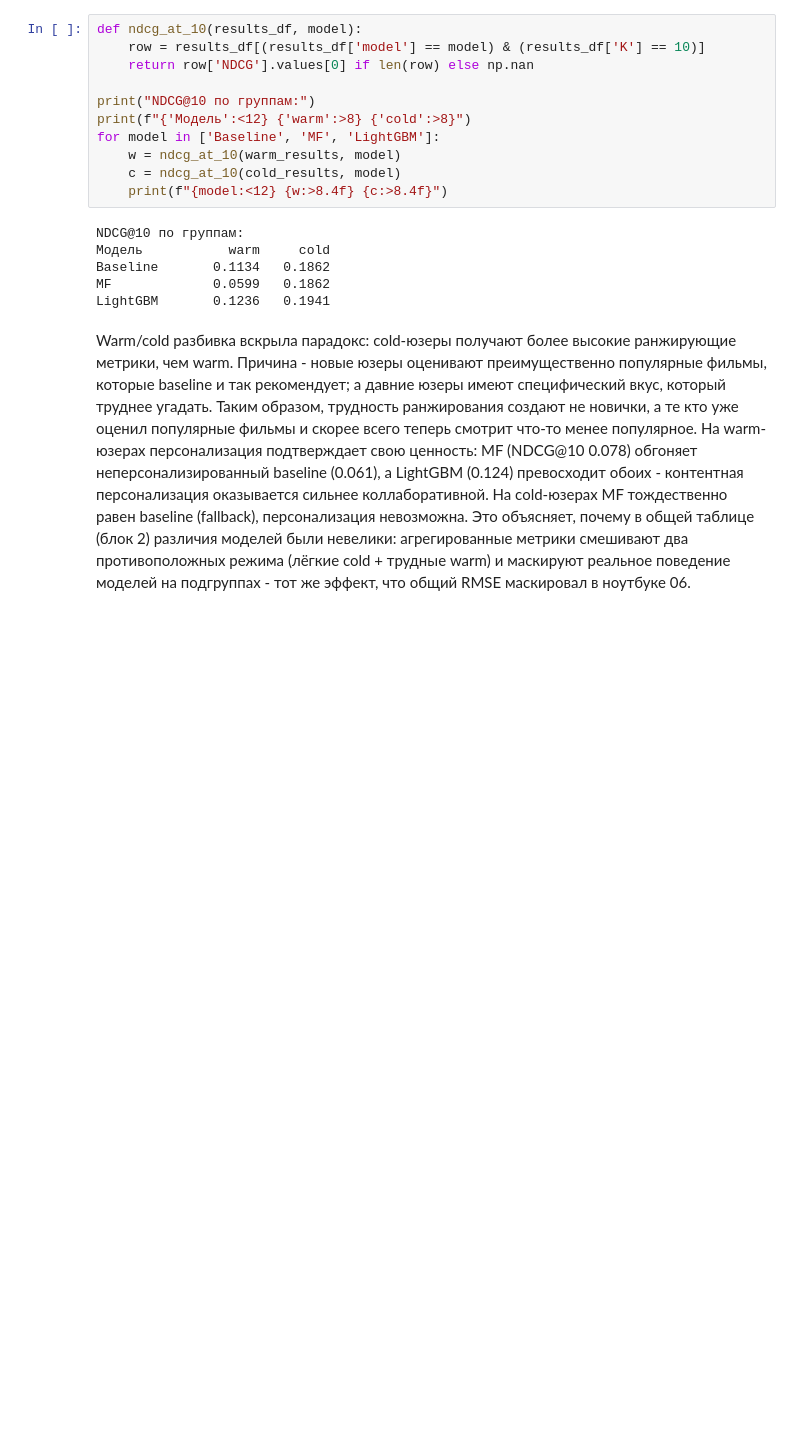
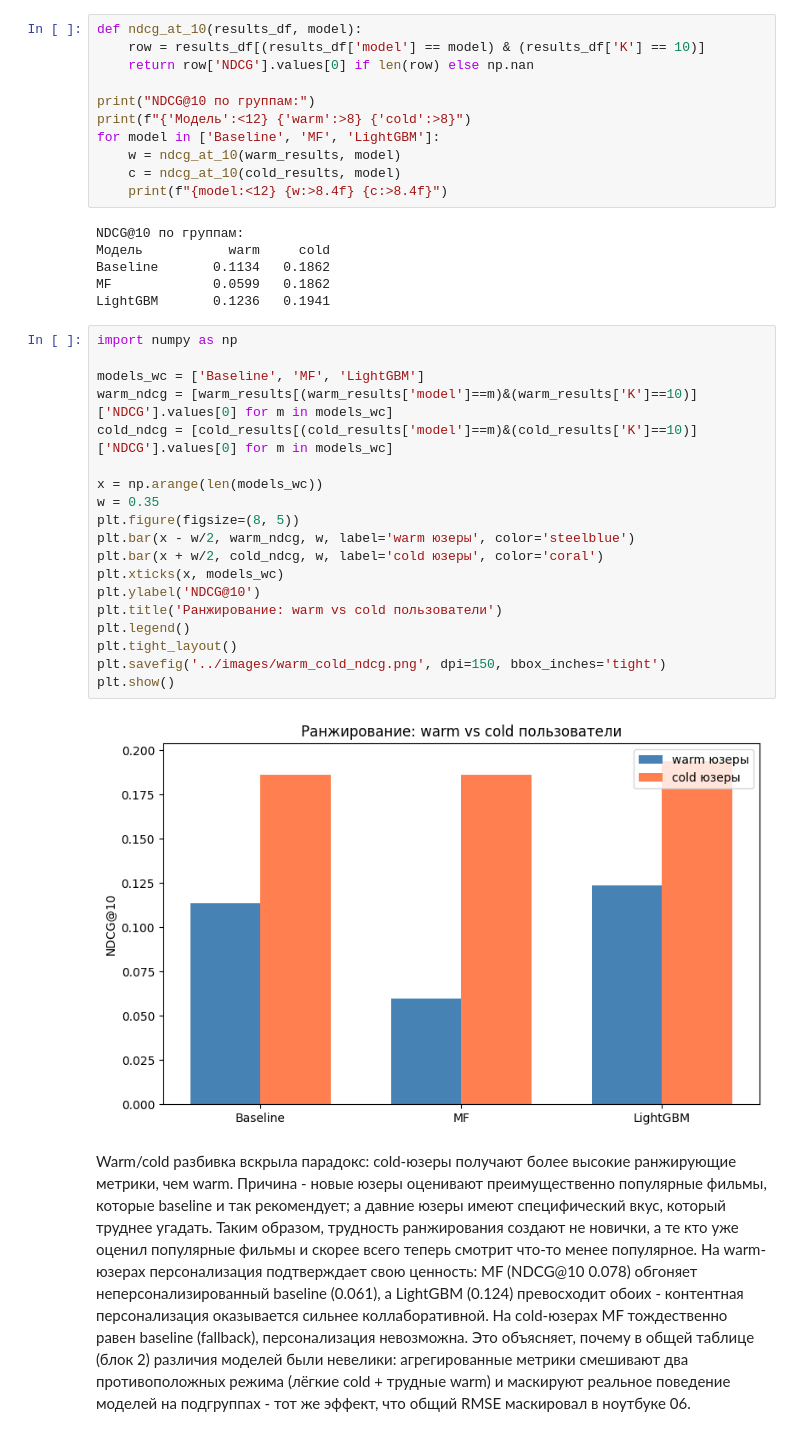
Before and after one commit to EgorMakarov567/movie-recommender-system, a Jupyter notebook: notebooks/07_ranking.ipynb, the cells around one changed output. Drawn from its saved outputs; the diff is of its cells as text; blank space fills up the shorter version.

```diff
--- a/notebooks/07_ranking.ipynb
+++ b/notebooks/07_ranking.ipynb
@@ -458,6 +458,27 @@ NDCG@10 по группам:
 Baseline       0.1134   0.1862
 MF             0.0599   0.1862
 LightGBM       0.1236   0.1941
+# %%
+import numpy as np
+
+models_wc = ['Baseline', 'MF', 'LightGBM']
+warm_ndcg = [warm_results[(warm_results['model']==m)&(warm_results['K']==10)]['NDCG'].values[0] for m in models_wc]
+cold_ndcg = [cold_results[(cold_results['model']==m)&(cold_results['K']==10)]['NDCG'].values[0] for m in models_wc]
+
+x = np.arange(len(models_wc))
+w = 0.35
+plt.figure(figsize=(8, 5))
+plt.bar(x - w/2, warm_ndcg, w, label='warm юзеры', color='steelblue')
+plt.bar(x + w/2, cold_ndcg, w, label='cold юзеры', color='coral')
+plt.xticks(x, models_wc)
+plt.ylabel('NDCG@10')
+plt.title('Ранжирование: warm vs cold пользователи')
+plt.legend()
+plt.tight_layout()
+plt.savefig('../images/warm_cold_ndcg.png', dpi=150, bbox_inches='tight')
+plt.show()
+# %% [output]
+[figure, added]
 # %% [markdown]
 Warm/cold разбивка вскрыла парадокс: cold-юзеры получают более высокие ранжирующие метрики, чем warm. Причина - новые юзеры оценивают преимущественно популярные фильмы, которые baseline и так рекомендует; а давние юзеры имеют специфический вкус, который труднее угадать. Таким образом, трудность ранжирования создают не новички, а те кто уже оценил популярные фильмы и скорее всего теперь смотрит что-то менее популярное.
 На warm-юзерах персонализация подтверждает свою ценность: MF (NDCG@10 0.078) обгоняет неперсонализированный baseline (0.061), а LightGBM (0.124) превосходит обоих - контентная персонализация оказывается сильнее коллаборативной. На cold-юзерах MF тождественно равен baseline (fallback), персонализация невозможна.
```
Also changed, not shown: parts of 7 cells of this notebook, 8 other files.
